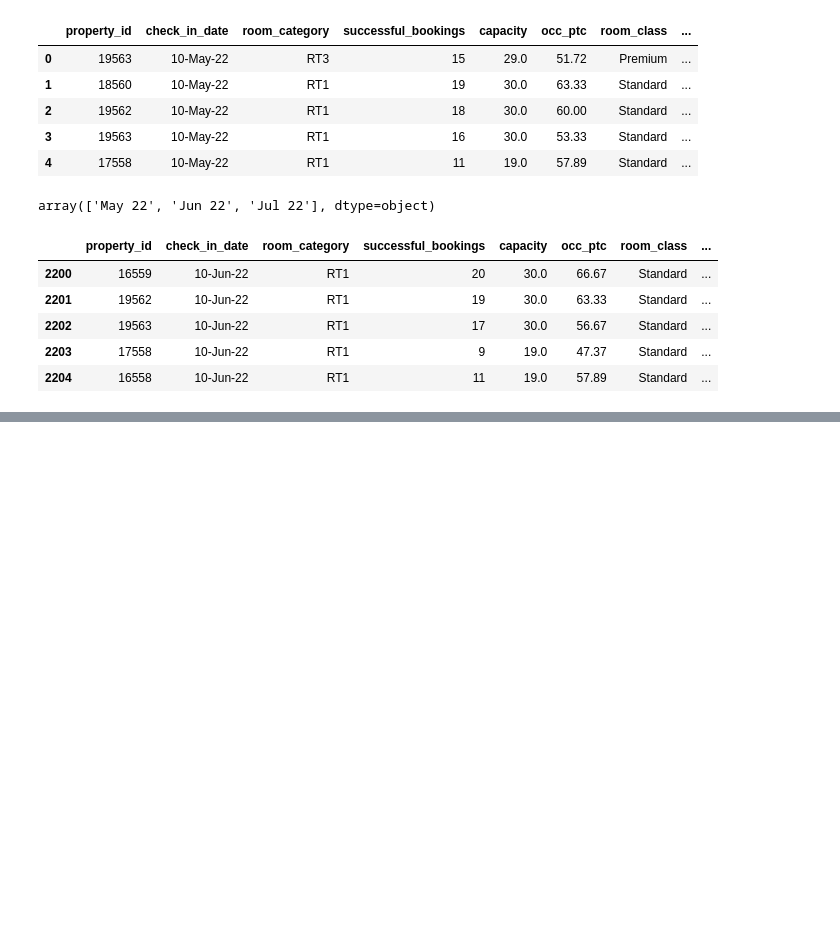
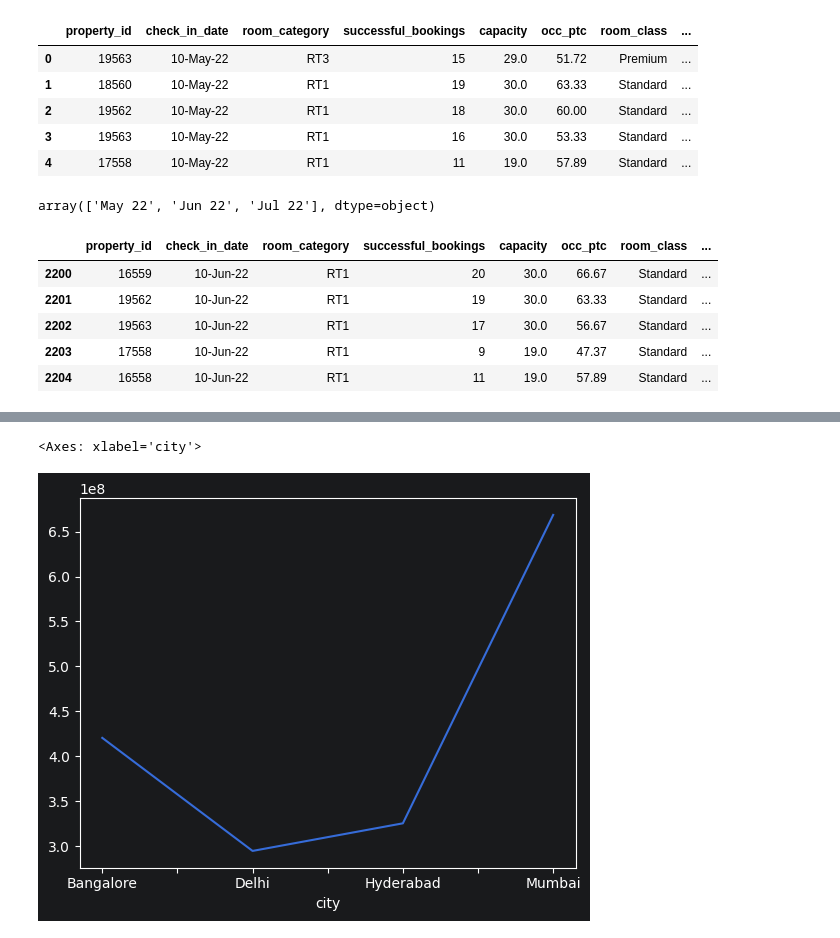
Before and after one commit to vaibhavavhad264/data_science, a Jupyter notebook: py tutorials/project-1 hospitality domain/1.ipynb, the cells around one changed output, grey strips where cells are left out. Saved outputs shown, nothing was run; the diff lists cells and outputs as text; code cells hidden in the pictures; blank space fills up the shorter version.

```diff
--- a/py tutorials/project-1 hospitality domain/1.ipynb
+++ b/py tutorials/project-1 hospitality domain/1.ipynb
@@ -633,0 +722,3 @@ df_june_22.groupby('city')['occ_ptc'].mean().round(2).sort_values(ascending = Tr
+# %%
+df_bookings_all = pd.merge(df_booking, df_hotels, on = 'property_id')
+df_bookings_all.head()
@@ -633,0 +732,5 @@ df_june_22.groupby('city')['occ_ptc'].mean().round(2).sort_values(ascending = Tr
+# %%
+df_bookings_all.groupby('city')['revenue_realized'].sum().plot()
+# %% [output]
+<Axes: xlabel='city'>
+[figure, added]
```
Also changed, not shown: parts of 44 cells of this notebook, 4 other files.
